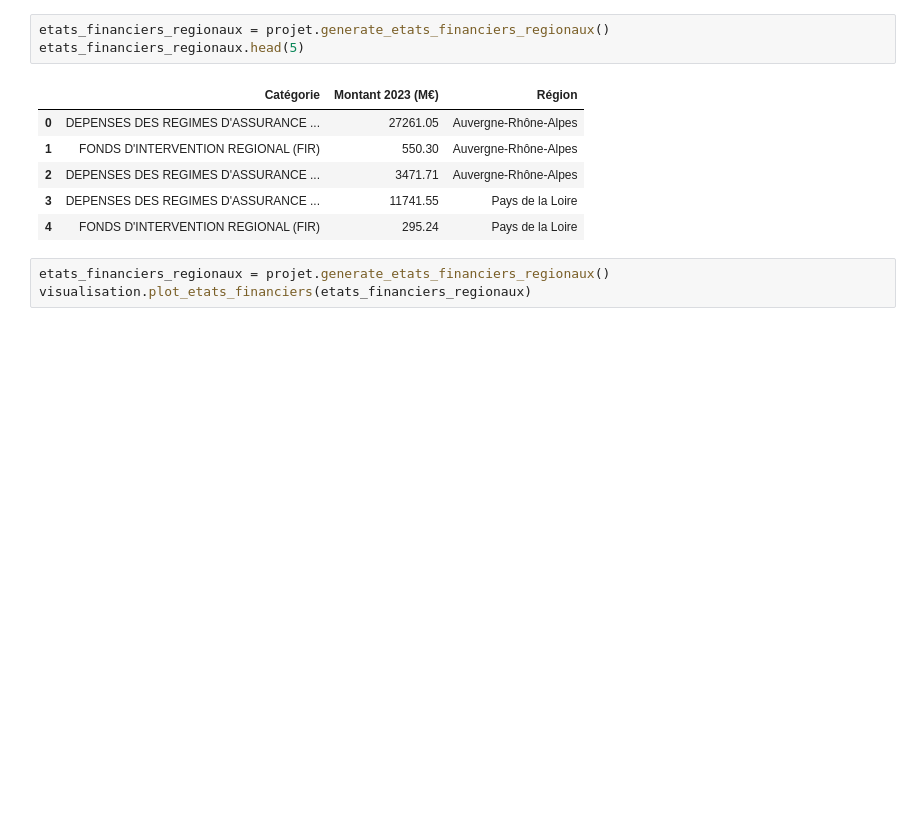
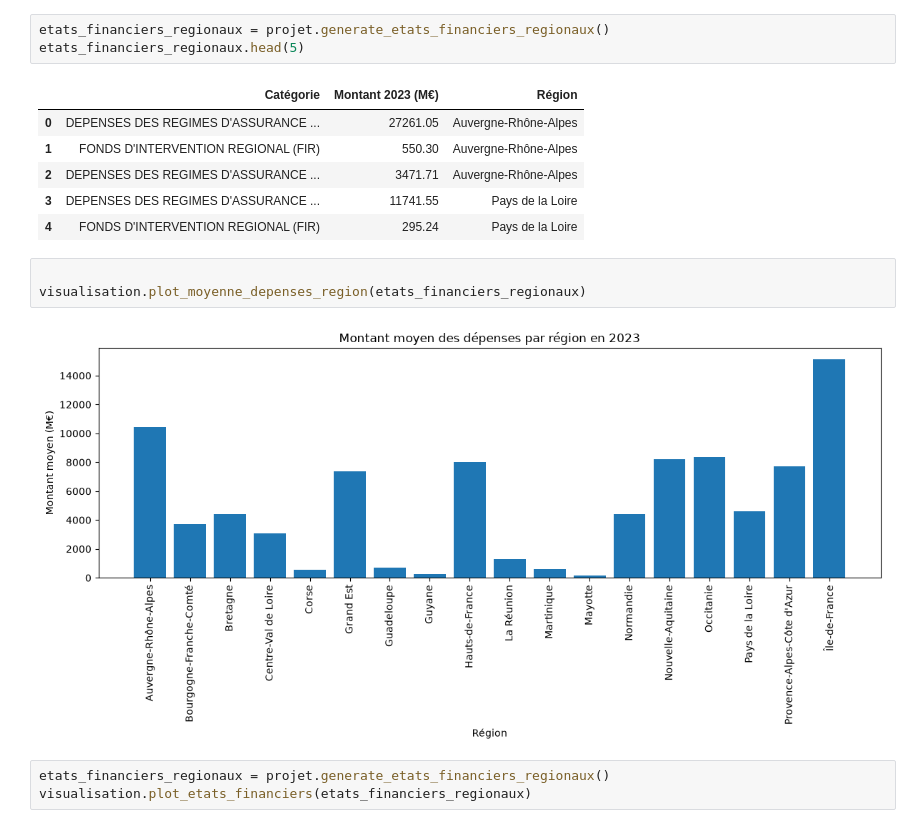
Before and after one commit to ehlld/projet-python-sante, a Jupyter notebook: projet.ipynb, the cells around one changed output. Drawn from its saved outputs; the diff is of its cells as text; blank space fills up the shorter version.

```diff
--- a/projet.ipynb
+++ b/projet.ipynb
@@ -31,6 +48,11 @@ etats_financiers_regionaux.head(5)
 | 2 | DEPENSES DES REGIMES D'ASSURANCE ... | 3471.71 | Auvergne-Rhône-Alpes |
 | 3 | DEPENSES DES REGIMES D'ASSURANCE ... | 11741.55 | Pays de la Loire |
 | 4 | FONDS D'INTERVENTION REGIONAL (FIR) | 295.24 | Pays de la Loire |
+# %%
+
+visualisation.plot_moyenne_depenses_region(etats_financiers_regionaux)
+# %% [output]
+[figure, added]
 # %%
 etats_financiers_regionaux = projet.generate_etats_financiers_regionaux()
 visualisation.plot_etats_financiers(etats_financiers_regionaux)
```
Also changed, not shown: parts of 9 cells of this notebook, 2 other files.
